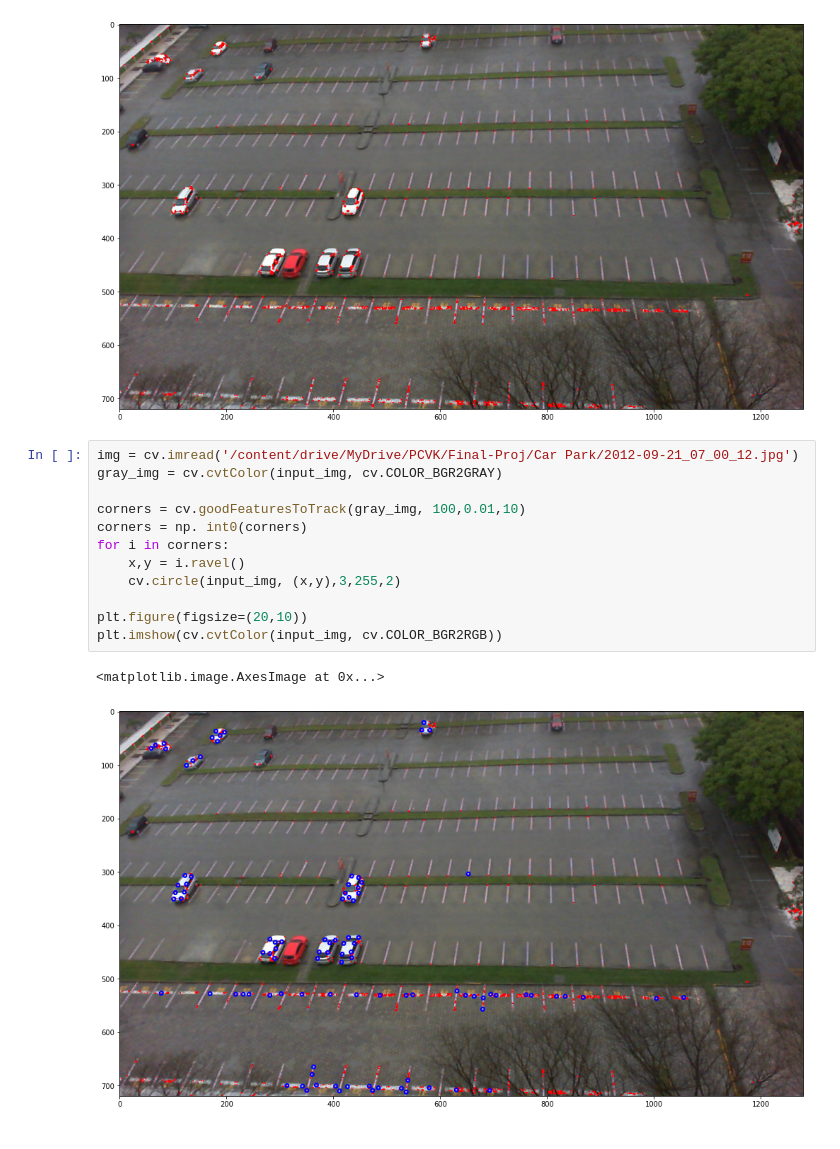
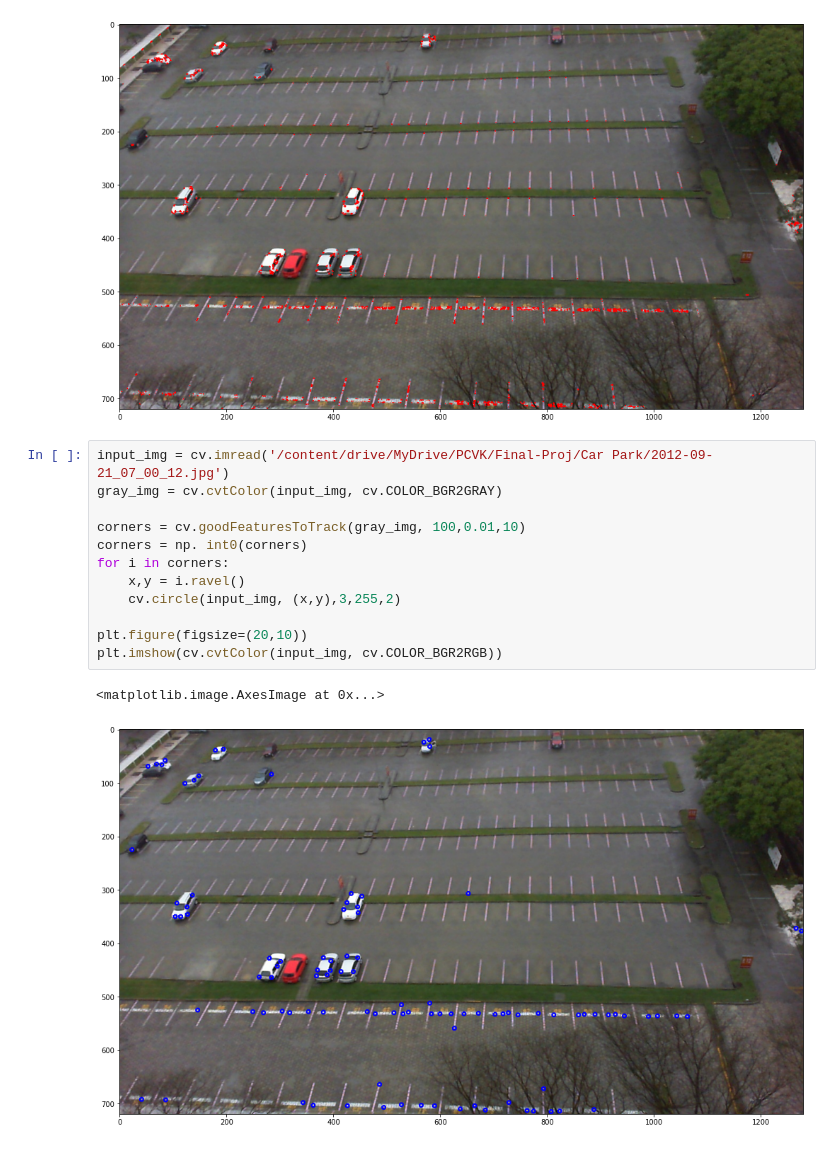
Before and after one commit to Rasyid-Renaldi/TuBes-PCVK-kelompok11, a Jupyter notebook: finalProject-carPark.ipynb, the cells around one changed output. Cells and saved outputs as stored; diff of their text form.

```diff
--- a/finalProject-carPark.ipynb
+++ b/finalProject-carPark.ipynb
@@ -92,17 +92,17 @@ plt.imshow(cv.cvtColor(input_img, cv.COLOR_BGR2RGB))
 <matplotlib.image.AxesImage at 0x...>
 [figure]
 # %%
-img = cv.imread('/content/drive/MyDrive/PCVK/Final-Proj/Car Park/2012-09-21_07_00_12.jpg')
+input_img = cv.imread('/content/drive/MyDrive/PCVK/Final-Proj/Car Park/2012-09-21_07_00_12.jpg')
 gray_img = cv.cvtColor(input_img, cv.COLOR_BGR2GRAY)
 
 corners = cv.goodFeaturesToTrack(gray_img, 100,0.01,10)
 corners = np. int0(corners)
 for i in corners:
     x,y = i.ravel()
     cv.circle(input_img, (x,y),3,255,2)
 
 plt.figure(figsize=(20,10))
 plt.imshow(cv.cvtColor(input_img, cv.COLOR_BGR2RGB))
 # %% [output]
 <matplotlib.image.AxesImage at 0x...>
-[figure, old version]
+[figure, new version]
```
